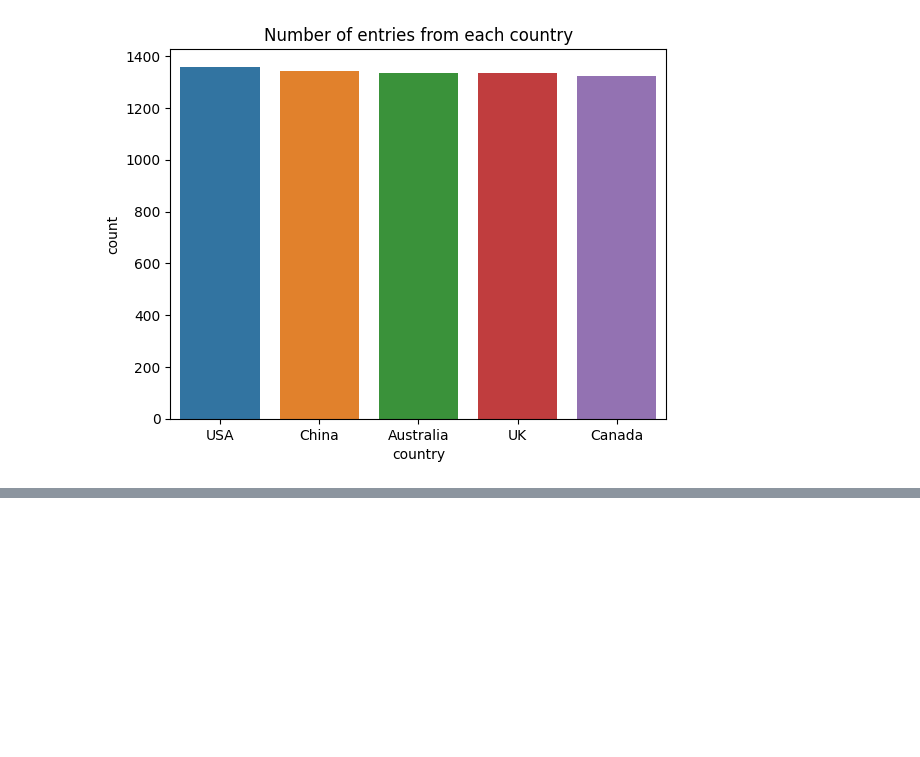
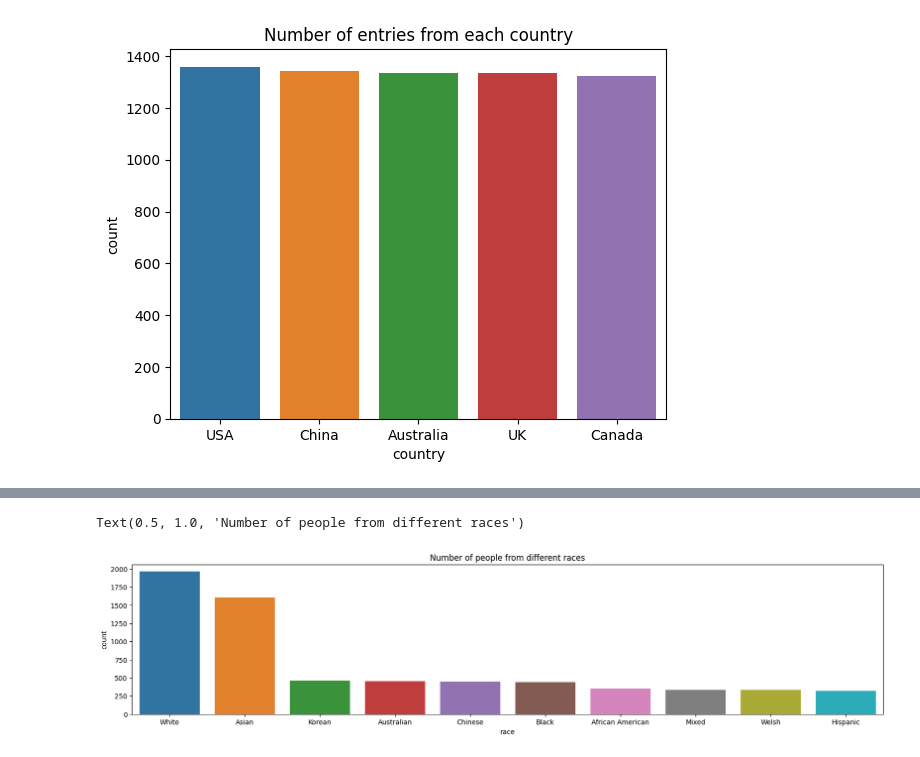
Before and after one commit to 147Ayush/Salary-prediction-and-Analysis-based-on-country-and-race, a Jupyter notebook: Main.ipynb, the cells around one changed output, grey strips where cells are left out. Saved outputs shown, nothing was run; the diff lists cells and outputs as text; code cells hidden in the pictures; blank space fills up the shorter version.

```diff
--- a/Main.ipynb
+++ b/Main.ipynb
@@ -136,0 +137,4 @@ Text(0.5, 1.0, 'Number of entries from each country')
+# %%
+Race_ = df['Race'].value_counts().reset_index()
+Race_.columns = ['race','count']
+Race_
@@ -136,0 +153,7 @@ Text(0.5, 1.0, 'Number of entries from each country')
+# %%
+plt.figure(figsize=(20,4))
+sns.barplot(Race_,x='race',y='count',hue='race',dodge=False)
+plt.title("Number of people from different races")
+# %% [output]
+Text(0.5, 1.0, 'Number of people from different races')
+[figure, added]
```
Also changed, not shown: parts of 5 cells of this notebook.
